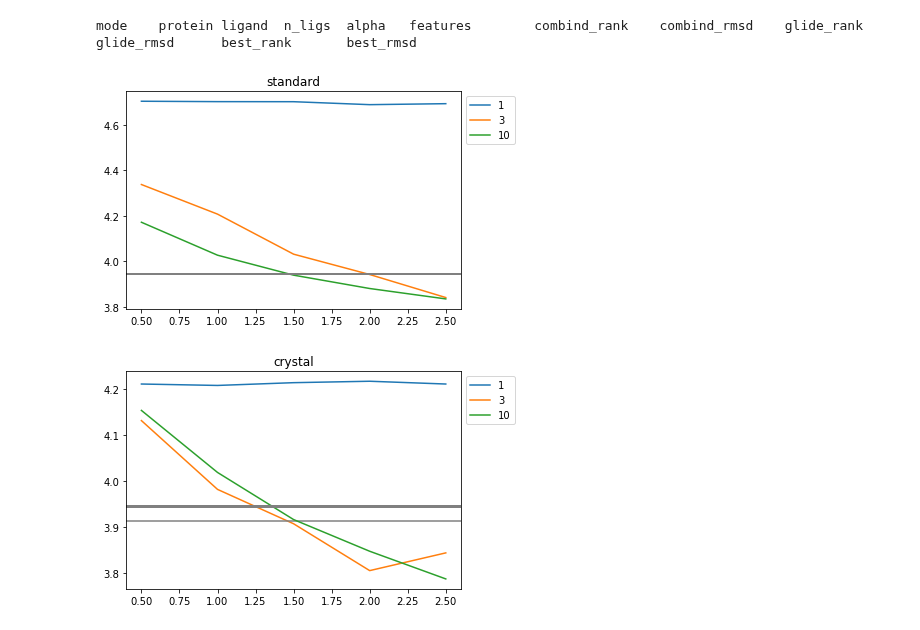
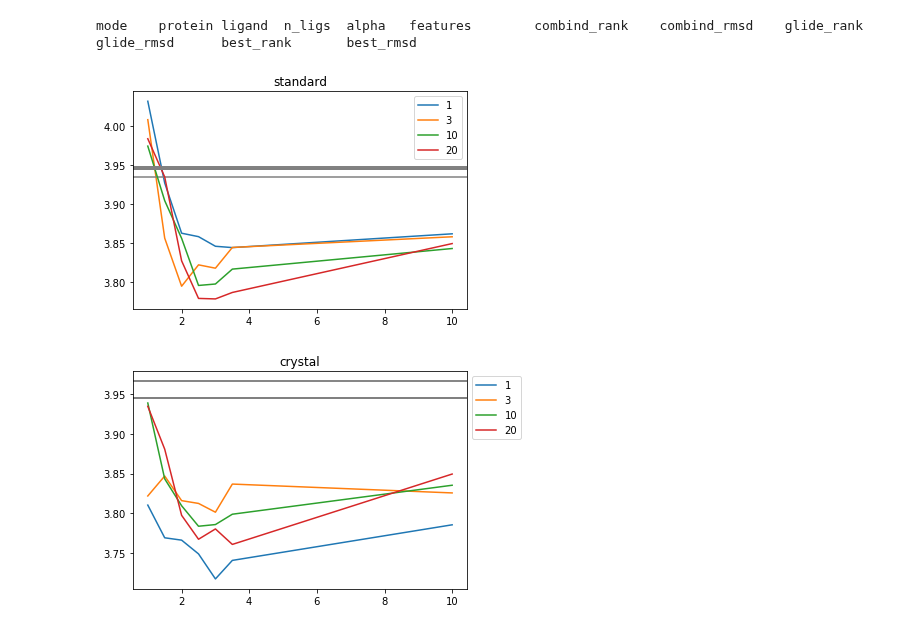
Before and after one commit to orangese/combind_multistruct_benchmarking, a Jupyter notebook: notebooks/benchmarks/best_affinity_benchmark_sweep.ipynb, the cells around one changed output. Cells and saved outputs as stored; diff of their text form; code cells hidden in the pictures.

```diff
--- a/notebooks/benchmarks/best_affinity_benchmark_sweep.ipynb
+++ b/notebooks/benchmarks/best_affinity_benchmark_sweep.ipynb
@@ -17,6 +17,7 @@ with open('/Users/jpaggi/Downloads/combind_data/bpp_outputs/stats6_best_affinity
          _, glide_rmsd, _, best_rmsd) = line.strip().split('\t')
         alpha, combind_rmsd,glide_rmsd, best_rmsd = float(alpha), float(combind_rmsd),float(glide_rmsd), float(best_rmsd)
         num_ligs = int(num_ligs)
+        if alpha == 0.5: continue
         if mode not in data: data[mode] = {}
         k = (num_ligs, alpha, features)
         if k not in data[mode]: data[mode][k] = {}
@@ -27,33 +28,33 @@ mode    protein ligand  n_ligs  alpha   features        combind_rank    combind_
 # %%
 def performance(results):
     x, y = [], []
     for prot, ligs in results.items():
         for lig, (combind, glide, best) in ligs.items():
             x += [glide]
             y += [combind]
 
     return (sum(x) / float(len(x)), sum(np.array(x) <= 2.0) /  float(len(x)),
             sum(y) / float(len(y)), sum(np.array(y) <= 2.0) /  float(len(y)))
 
 def sweep(data, mode, feature):
     num_ligs = sorted(set(k[0] for k in data[mode].keys()))
     alpha_factors = sorted(set(k[1] for k in data[mode].keys()))
-    for n in [1, 3, 10]: #num_ligs:
+    for n in [1, 3, 10, 20]: #num_ligs:
         performances = []
         for alpha_factor in alpha_factors:
             performances += [performance(data[mode][(n, alpha_factor, feature)])]
         plt.plot(alpha_factors, [p[2] for p in performances], label = n)
         for p in performances:
             plt.axhline(p[0], c = 'grey')
     plt.legend(bbox_to_anchor=(1.0, 1.0))
     plt.title(mode)
     plt.show()
 
 sweep(data, 'standard', 'pipi_contact_hbond_sb')
 sweep(data, 'crystal',  'pipi_contact_hbond_sb')
 # %% [output]
-[figure, old version]
+[figure, new version]
-[figure, old version]
+[figure, new version]
 # %%
 thresh = 2.0
 def benchmark(results):
```
Also changed, not shown: parts of 3 cells of this notebook, 3 other files.
